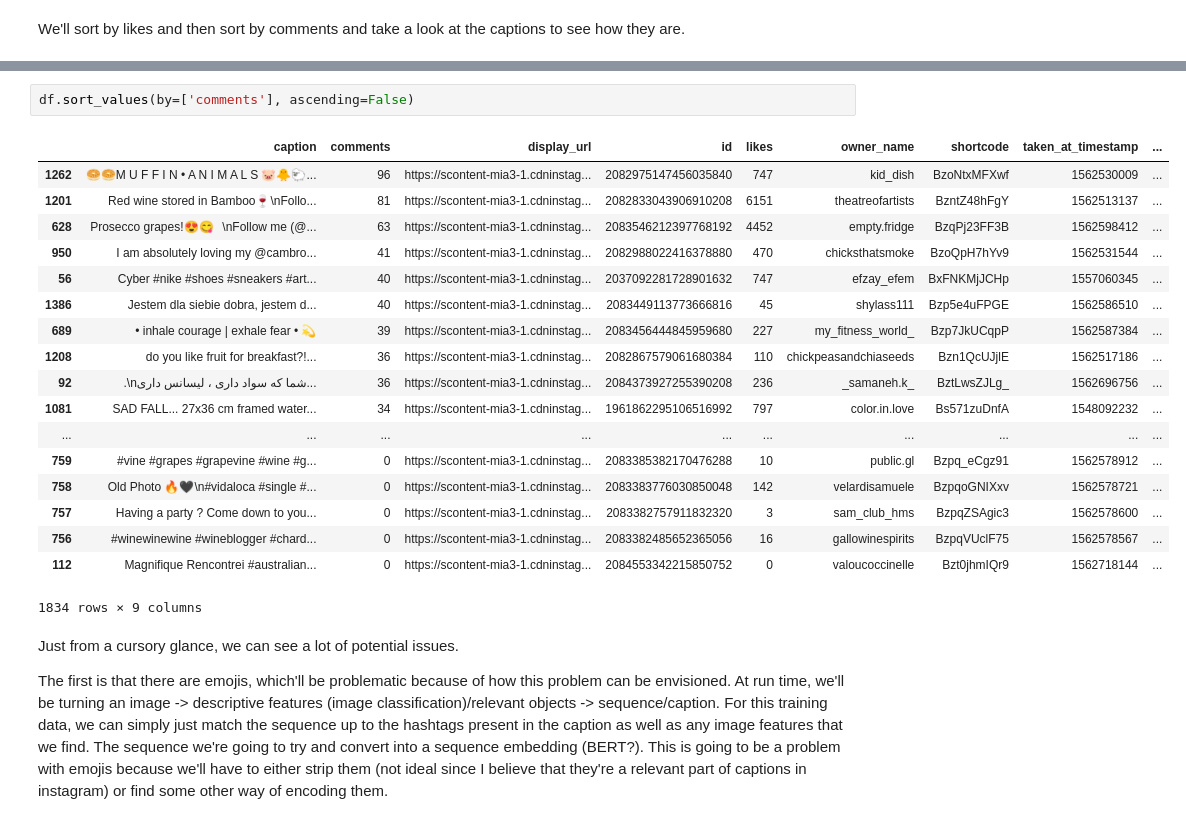
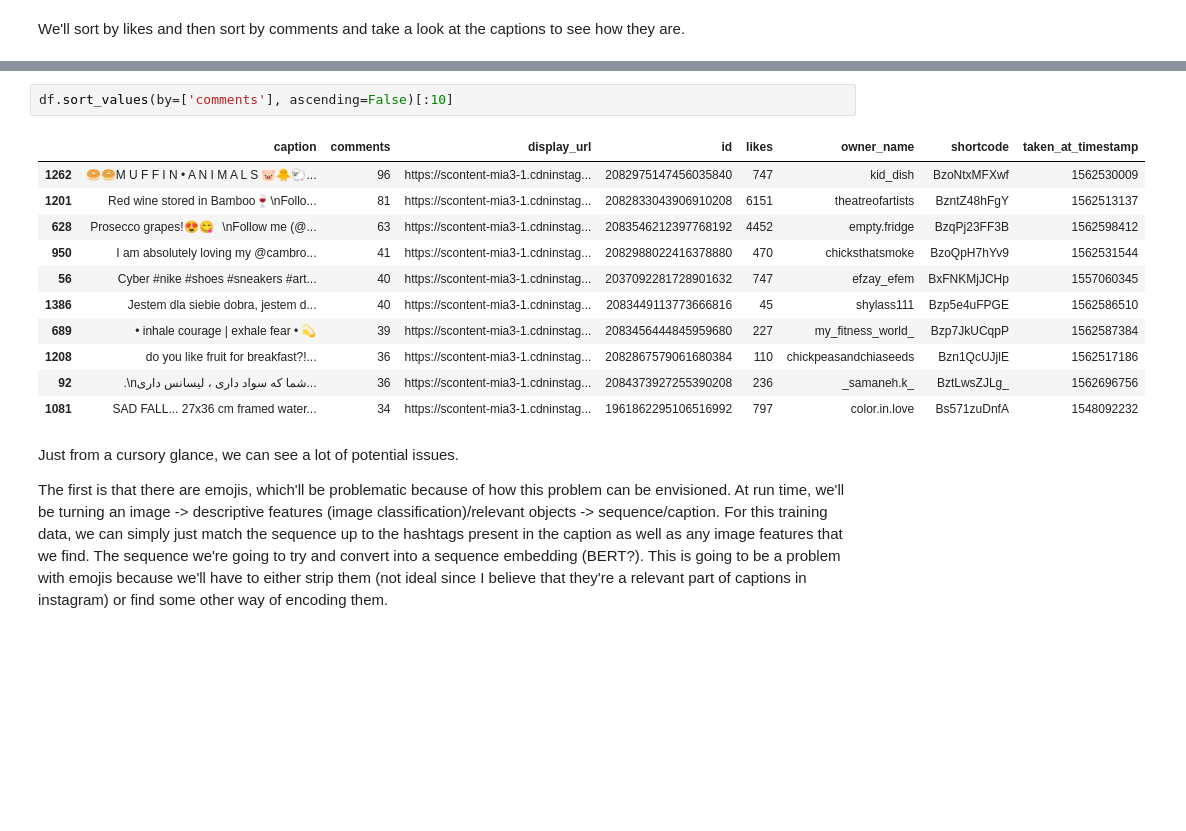
Before and after one commit to szeng7/instagram-caption-generator, a Jupyter notebook: data_analysis.ipynb, the cells around one changed output, grey strips where cells are left out. Drawn from its saved outputs; the diff is of its cells as text; blank space fills up the shorter version.

```diff
--- a/data_analysis.ipynb
+++ b/data_analysis.ipynb
@@ -81,24 +55,17 @@ df.sort_values(by=['likes'], ascending=False)
 # %%
-df.sort_values(by=['comments'], ascending=False)
+df.sort_values(by=['comments'], ascending=False)[:10]
 # %% [output]
-|  | caption | comments | display_url | id | likes | owner_name | shortcode | taken_at_timestamp | ... |
-| 1262 | 🥯🥯M U F F I N • A N I M A L S 🐷🐥🐑... | 96 | https://scontent-mia3-1.cdninstag... | 2082975147456035840 | 747 | kid_dish | BzoNtxMFXwf | 1562530009 | ... |
-| 1201 | Red wine stored in Bamboo🍷\nFollo... | 81 | https://scontent-mia3-1.cdninstag... | 2082833043906910208 | 6151 | theatreofartists | BzntZ48hFgY | 1562513137 | ... |
-| 628 | Prosecco grapes!😍😋⠀\nFollow me (@... | 63 | https://scontent-mia3-1.cdninstag... | 2083546212397768192 | 4452 | empty.fridge | BzqPj23FF3B | 1562598412 | ... |
-| 950 | I am absolutely loving my @cambro... | 41 | https://scontent-mia3-1.cdninstag... | 2082988022416378880 | 470 | chicksthatsmoke | BzoQpH7hYv9 | 1562531544 | ... |
-| 56 | Cyber #nike #shoes #sneakers #art... | 40 | https://scontent-mia3-1.cdninstag... | 2037092281728901632 | 747 | efzay_efem | BxFNKMjJCHp | 1557060345 | ... |
-| 1386 | Jestem dla siebie dobra, jestem d... | 40 | https://scontent-mia3-1.cdninstag... | 2083449113773666816 | 45 | shylass111 | Bzp5e4uFPGE | 1562586510 | ... |
-| 689 | • inhale courage | exhale fear • 💫 | 39 | https://scontent-mia3-1.cdninstag... | 2083456444845959680 | 227 | my_fitness_world_ | Bzp7JkUCqpP | 1562587384 | ... |
-| 1208 | do you like fruit for breakfast?!... | 36 | https://scontent-mia3-1.cdninstag... | 2082867579061680384 | 110 | chickpeasandchiaseeds | Bzn1QcUJjlE | 1562517186 | ... |
-| 92 | .\nشما که سواد داری ، لیسانس داری... | 36 | https://scontent-mia3-1.cdninstag... | 2084373927255390208 | 236 | _samaneh.k_ | BztLwsZJLg_ | 1562696756 | ... |
-| 1081 | SAD FALL... 27x36 cm framed water... | 34 | https://scontent-mia3-1.cdninstag... | 1961862295106516992 | 797 | color.in.love | Bs571zuDnfA | 1548092232 | ... |
-| ... | ... | ... | ... | ... | ... | ... | ... | ... | ... |
-| 759 | #vine #grapes #grapevine #wine #g... | 0 | https://scontent-mia3-1.cdninstag... | 2083385382170476288 | 10 | public.gl | Bzpq_eCgz91 | 1562578912 | ... |
-| 758 | Old Photo 🔥🖤\n#vidaloca #single #... | 0 | https://scontent-mia3-1.cdninstag... | 2083383776030850048 | 142 | velardisamuele | BzpqoGNIXxv | 1562578721 | ... |
-| 757 | Having a party ? Come down to you... | 0 | https://scontent-mia3-1.cdninstag... | 2083382757911832320 | 3 | sam_club_hms | BzpqZSAgic3 | 1562578600 | ... |
-| 756 | #winewinewine #wineblogger #chard... | 0 | https://scontent-mia3-1.cdninstag... | 2083382485652365056 | 16 | gallowinespirits | BzpqVUclF75 | 1562578567 | ... |
-| 112 | Magnifique Rencontrei #australian... | 0 | https://scontent-mia3-1.cdninstag... | 2084553342215850752 | 0 | valoucoccinelle | Bzt0jhmIQr9 | 1562718144 | ... |
+|  | caption | comments | display_url | id | likes | owner_name | shortcode | taken_at_timestamp |
+| 1262 | 🥯🥯M U F F I N • A N I M A L S 🐷🐥🐑... | 96 | https://scontent-mia3-1.cdninstag... | 2082975147456035840 | 747 | kid_dish | BzoNtxMFXwf | 1562530009 |
+| 1201 | Red wine stored in Bamboo🍷\nFollo... | 81 | https://scontent-mia3-1.cdninstag... | 2082833043906910208 | 6151 | theatreofartists | BzntZ48hFgY | 1562513137 |
+| 628 | Prosecco grapes!😍😋⠀\nFollow me (@... | 63 | https://scontent-mia3-1.cdninstag... | 2083546212397768192 | 4452 | empty.fridge | BzqPj23FF3B | 1562598412 |
+| 950 | I am absolutely loving my @cambro... | 41 | https://scontent-mia3-1.cdninstag... | 2082988022416378880 | 470 | chicksthatsmoke | BzoQpH7hYv9 | 1562531544 |
+| 56 | Cyber #nike #shoes #sneakers #art... | 40 | https://scontent-mia3-1.cdninstag... | 2037092281728901632 | 747 | efzay_efem | BxFNKMjJCHp | 1557060345 |
+| 1386 | Jestem dla siebie dobra, jestem d... | 40 | https://scontent-mia3-1.cdninstag... | 2083449113773666816 | 45 | shylass111 | Bzp5e4uFPGE | 1562586510 |
+| 689 | • inhale courage | exhale fear • 💫 | 39 | https://scontent-mia3-1.cdninstag... | 2083456444845959680 | 227 | my_fitness_world_ | Bzp7JkUCqpP | 1562587384 |
+| 1208 | do you like fruit for breakfast?!... | 36 | https://scontent-mia3-1.cdninstag... | 2082867579061680384 | 110 | chickpeasandchiaseeds | Bzn1QcUJjlE | 1562517186 |
+| 92 | .\nشما که سواد داری ، لیسانس داری... | 36 | https://scontent-mia3-1.cdninstag... | 2084373927255390208 | 236 | _samaneh.k_ | BztLwsZJLg_ | 1562696756 |
+| 1081 | SAD FALL... 27x36 cm framed water... | 34 | https://scontent-mia3-1.cdninstag... | 1961862295106516992 | 797 | color.in.love | Bs571zuDnfA | 1548092232 |
-1834 rows × 9 columns
 # %% [markdown]
 Just from a cursory glance, we can see a lot of potential issues.
 
```
Also changed, not shown: parts of 7 cells of this notebook.
